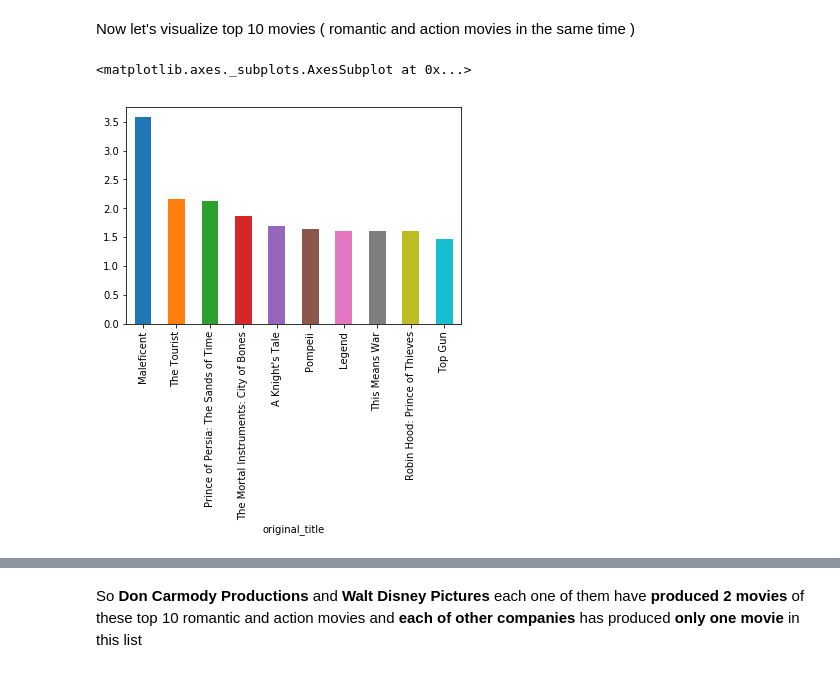
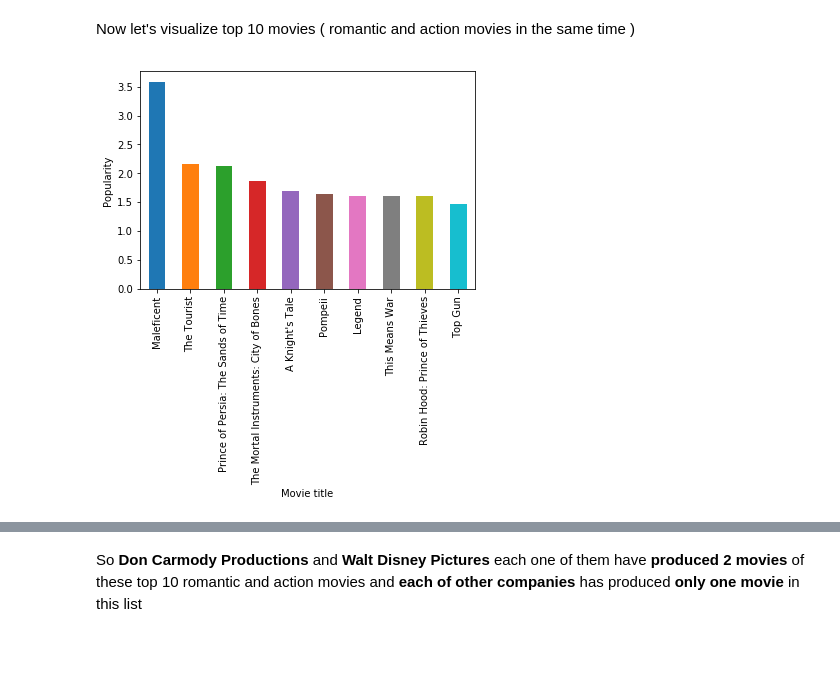
Before and after one commit to Muhammad-Elgendi/TMDb-data-analysis, a Jupyter notebook: Investigate_a_Dataset.ipynb, the cells around one changed output, grey strips where cells are left out. Cells and saved outputs as stored; diff of their text form; code cells hidden in the pictures.

```diff
--- a/Investigate_a_Dataset.ipynb
+++ b/Investigate_a_Dataset.ipynb
@@ -192,3 +192,7 @@ movie_df.drop_duplicates(inplace=True)
 movie_df[movie_df.duplicated()]
 # %% [output]
 |  | id | popularity | budget | revenue | original_title | cast | director | runtime | genres | ... |
+# %%
+# add gross profit feature which will be revenue - budget
+movie_df['gross_profit'] = movie_df['revenue'] - movie_df['budget']
+movie_df.head(3)
@@ -194,0 +204,11 @@ movie_df[movie_df.duplicated()]
+# %%
+# a function that takes a dataframe and sort it with gross_profit
+def sort_by_gross_profit(df):
+    '''
+    Takes a pandas dataframe and sort it by gross_profit in descending order
+    Returns : the sorted dataframe
+    '''
+    return df.sort_values(by='gross_profit',ascending=False)
+# %%
+# let's take a look at Top-Grossing Movies
+sort_by_gross_profit(movie_df).head()
@@ -598,7 +647,7 @@ romantic = df[df['genres'] == 'Romance']
 romantic_action_movies = action.merge(romantic,on='id')
 # %%
 # let's see each movie with its popularity
-rom_act = romantic_action_movies[['id','original_title_x','popularity_x']].rename(lambda x:x.replace("_x",""),axis=1).drop_duplicates()
+rom_act = romantic_action_movies[['id','original_title_x','popularity_x','gross_profit_x']].rename(lambda x:x.replace("_x",""),axis=1).drop_duplicates()
 # %%
 # show the count of these movies
 rom_act.shape
@@ -613,7 +662,9 @@ rom_act.sort_values('popularity',ascending=False,inplace=True)
 Now let's visualize top 10 movies ( romantic and action movies in the same time )
 # %%
 # visualize top 10 movies based on popularity ( romantic and action movies in the same time )
-rom_act.iloc[:10].plot(kind='bar',x= 'original_title',y='popularity',legend=False)
+rom_act = rom_act.iloc[:10]
+rom_act.plot(kind='bar',x= 'original_title',y='popularity',legend=False)
+plt.ylabel('Popularity')
+plt.xlabel('Movie title');
 # %% [output]
-<matplotlib.axes._subplots.AxesSubplot at 0x...>
-[figure, old version]
+[figure, new version]
```
Also changed, not shown: parts of 39 cells of this notebook.
